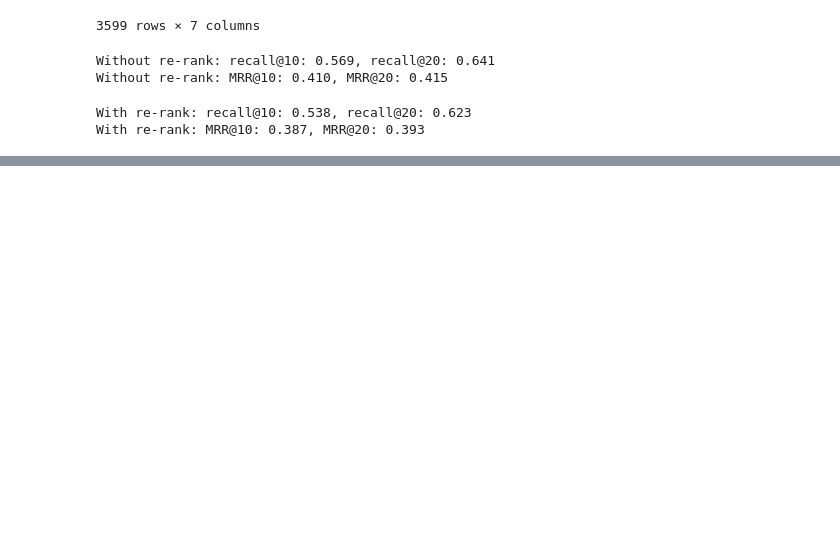
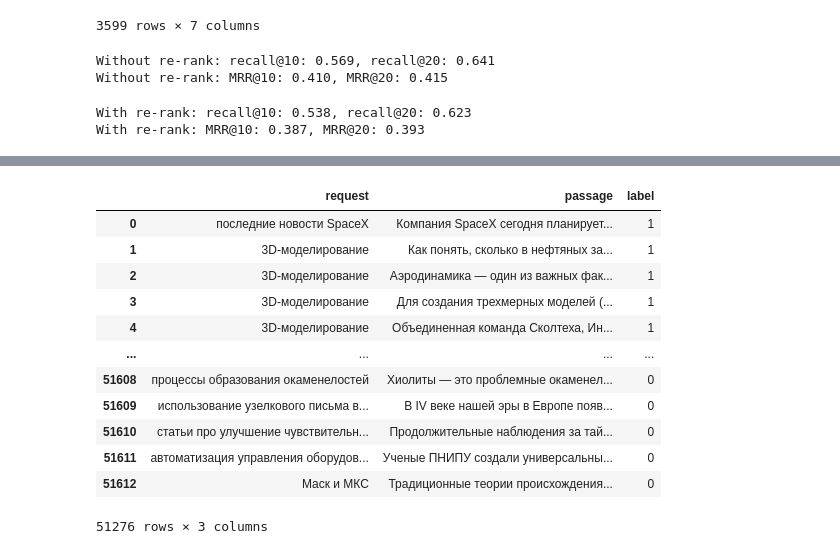
Before and after one commit to VladShajdulin/OTUS_project, a Jupyter notebook: OTUS_project.ipynb, the cells around one changed output, grey strips where cells are left out. Cells and saved outputs as stored; diff of their text form; code cells hidden in the pictures; blank space fills up the shorter version.

```diff
--- a/OTUS_project.ipynb
+++ b/OTUS_project.ipynb
@@ -223,0 +273,33 @@ With re-rank: MRR@10: 0.387, MRR@20: 0.393
+# %%
+def sample_soft_neg(q, random_state=258, tags_df=tags_df):
+  excluded_t = tags_df[tags_df['index'] == q]['tags']
+  sampled_doc = tags_df[~ tags_df['tags'].isin(excluded_t)].sample(1, random_state=random_state)
+  return int(sampled_doc.iloc[0, 0])
+# %%
+soft_negatives = positive.copy()
+soft_negatives['passage'] = soft_negatives['id'].map(sample_soft_neg)
+# %%
+soft_negatives = soft_negatives[['request', 'passage', 'label']]
+soft_negatives['label'] = 0
+soft_negatives['passage'] = soft_negatives['passage'].map(lambda x: texts[x])
+
+positive.rename(columns={'id': 'passage'}, inplace=True)
+positive['passage'] = positive['passage'].map(lambda x: texts[x])
+# %%
+emb_model = SentenceTransformer('cointegrated/rubert-tiny2', device=device)
+dataset = Dataset.from_pandas(positive[['request', 'passage']])
+
+hard_negatives = mine_hard_negatives(
+    dataset,
+    emb_model,
+    anchor_column_name='request',
+    positive_column_name='passage',
+    num_negatives=1,
+    range_min=10,
+    range_max=100,
+    sampling_strategy='top',
+    output_format='labeled-pair',
+)
+
+hard_negatives = hard_negatives.to_pandas()
+hard_negatives = hard_negatives[hard_negatives['label'] == 0].reset_index(drop=True)
@@ -223,0 +321,20 @@ With re-rank: MRR@10: 0.387, MRR@20: 0.393
+# %%
+final_train = pd.concat([positive, soft_negatives, hard_negatives], ignore_index=True)
+final_train = final_train[~ final_train[['request', 'passage']].duplicated()]
+
+path = '/content/drive/MyDrive/Colab Notebooks/OTUS_project/train.csv'
+final_train.to_csv(path, index=False)
+# %% [output]
+|  | request | passage | label |
+| 0 | последние новости SpaceX | Компания SpaceX сегодня планирует... | 1 |
+| 1 | 3D-моделирование | Как понять, сколько в нефтяных за... | 1 |
+| 2 | 3D-моделирование | Аэродинамика — один из важных фак... | 1 |
+| 3 | 3D-моделирование | Для создания трехмерных моделей (... | 1 |
+| 4 | 3D-моделирование | Объединенная команда Сколтеха, Ин... | 1 |
+| ... | ... | ... | ... |
+| 51608 | процессы образования окаменелостей | Хиолиты — это проблемные окаменел... | 0 |
+| 51609 | использование узелкового письма в... | В IV веке нашей эры в Европе появ... | 0 |
+| 51610 | статьи про улучшение чувствительн... | Продолжительные наблюдения за тай... | 0 |
+| 51611 | автоматизация управления оборудов... | Ученые ПНИПУ создали универсальны... | 0 |
+| 51612 | Маск и МКС | Традиционные теории происхождения... | 0 |
+51276 rows × 3 columns
```
Also changed, not shown: parts of 11 cells of this notebook, 1 other file.
